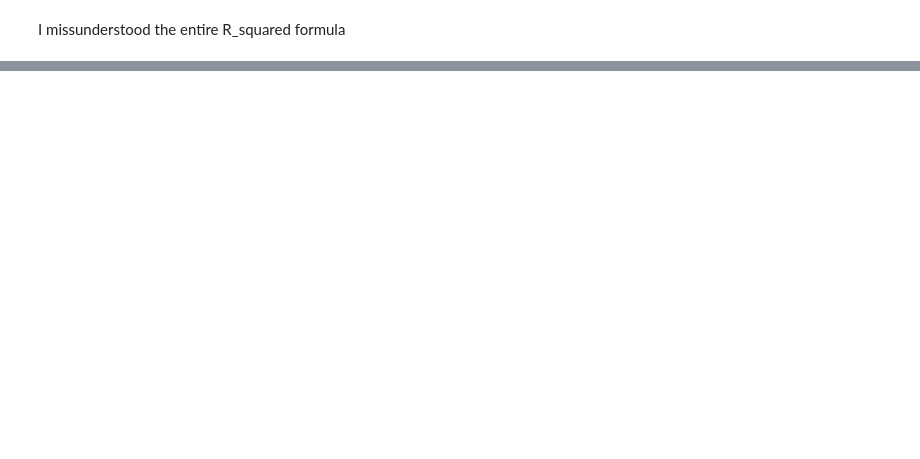
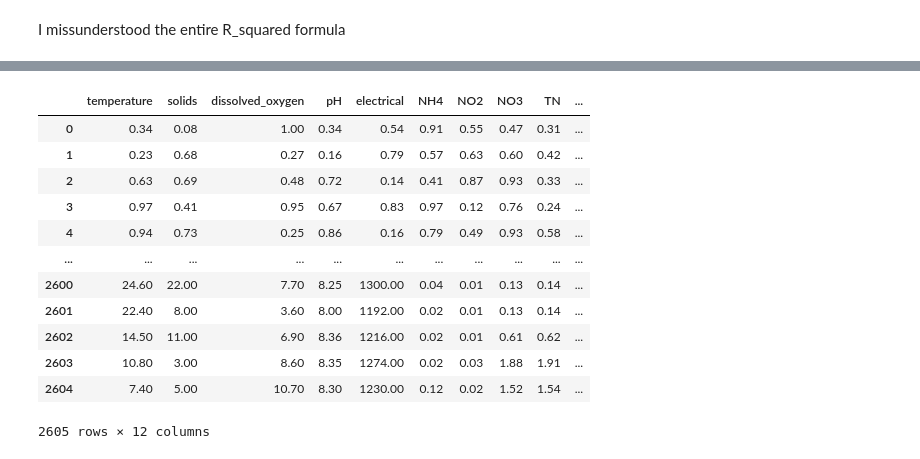
Before and after one commit to zaniargh42/dissolved_oxygen, a Jupyter notebook: dissolved_oxygen.ipynb, the cells around one changed output, grey strips where cells are left out. Saved outputs shown, nothing was run; the diff lists cells and outputs as text; code cells hidden in the pictures; blank space fills up the shorter version.

```diff
--- a/dissolved_oxygen.ipynb
+++ b/dissolved_oxygen.ipynb
@@ -423,0 +479,19 @@ I missunderstood the entire R_squared formula
+# %%
+train['fake']=np.zeros(len(train))
+df=pd.concat([fake,train],axis=0)
+df.reset_index(drop=True,inplace=True)
+df
+# %% [output]
+|  | temperature | solids | dissolved_oxygen | pH | electrical | NH4 | NO2 | NO3 | TN | ... |
+| 0 | 0.34 | 0.08 | 1.00 | 0.34 | 0.54 | 0.91 | 0.55 | 0.47 | 0.31 | ... |
+| 1 | 0.23 | 0.68 | 0.27 | 0.16 | 0.79 | 0.57 | 0.63 | 0.60 | 0.42 | ... |
+| 2 | 0.63 | 0.69 | 0.48 | 0.72 | 0.14 | 0.41 | 0.87 | 0.93 | 0.33 | ... |
+| 3 | 0.97 | 0.41 | 0.95 | 0.67 | 0.83 | 0.97 | 0.12 | 0.76 | 0.24 | ... |
+| 4 | 0.94 | 0.73 | 0.25 | 0.86 | 0.16 | 0.79 | 0.49 | 0.93 | 0.58 | ... |
+| ... | ... | ... | ... | ... | ... | ... | ... | ... | ... | ... |
+| 2600 | 24.60 | 22.00 | 7.70 | 8.25 | 1300.00 | 0.04 | 0.01 | 0.13 | 0.14 | ... |
+| 2601 | 22.40 | 8.00 | 3.60 | 8.00 | 1192.00 | 0.02 | 0.01 | 0.13 | 0.14 | ... |
+| 2602 | 14.50 | 11.00 | 6.90 | 8.36 | 1216.00 | 0.02 | 0.01 | 0.61 | 0.62 | ... |
+| 2603 | 10.80 | 3.00 | 8.60 | 8.35 | 1274.00 | 0.02 | 0.03 | 1.88 | 1.91 | ... |
+| 2604 | 7.40 | 5.00 | 10.70 | 8.30 | 1230.00 | 0.12 | 0.02 | 1.52 | 1.54 | ... |
+2605 rows × 12 columns
```
Also changed, not shown: parts of 24 cells of this notebook.
